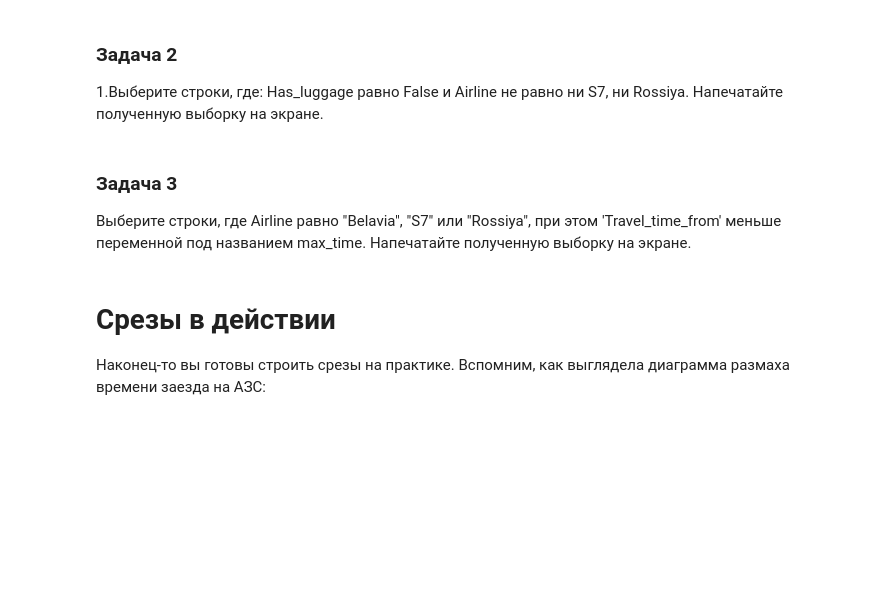
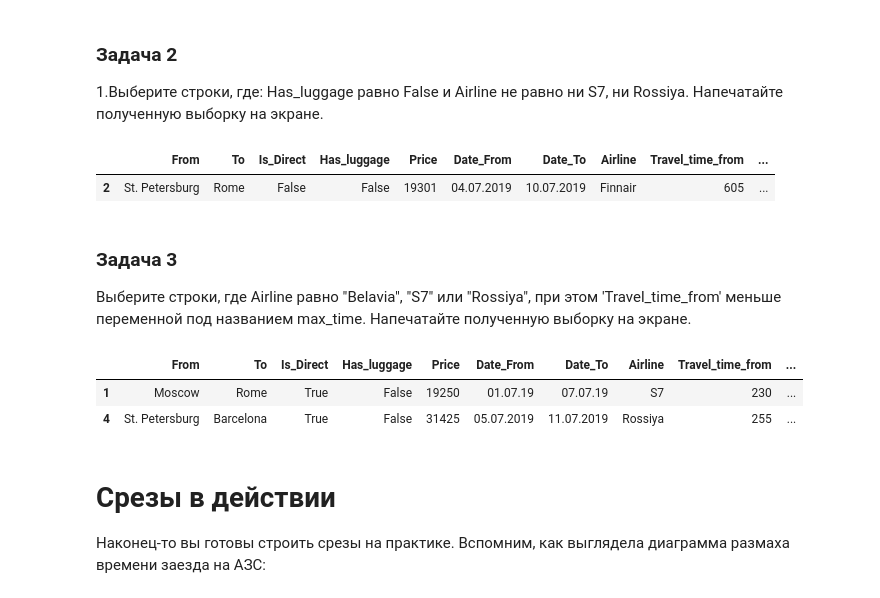
Before and after one commit to RayKoltner/datascience, a Jupyter notebook: Занятие_8_Кувшинов.ipynb, the cells around one changed output. Cells and saved outputs as stored; diff of their text form; code cells hidden in the pictures; blank space fills up the shorter version.

```diff
--- a/Занятие_8_Кувшинов.ipynb
+++ b/Занятие_8_Кувшинов.ipynb
@@ -347,6 +356,10 @@ df.query('Price <= @maximum_price')
 1.Выберите строки, где: Has_luggage равно False и Airline не равно ни S7, ни Rossiya. Напечатайте полученную выборку на экране.
 # %%
 #Youre code is here
+df.query('Has_luggage == False and Airline not in ("S7", "Rossiya")')
+# %% [output]
+|  | From | To | Is_Direct | Has_luggage | Price | Date_From | Date_To | Airline | Travel_time_from | ... |
+| 2 | St. Petersburg | Rome | False | False | 19301 | 04.07.2019 | 10.07.2019 | Finnair | 605 | ... |
 # %% [markdown]
 ### Задача 3
 Выберите строки, где Airline равно "Belavia", "S7" или "Rossiya", при этом 'Travel_time_from' меньше переменной под названием max_time. Напечатайте полученную выборку на экране.
@@ -355,3 +366,11 @@ df.query('Price <= @maximum_price')
+# %%
+#Youre code is here
+max_time = df['Travel_time_to'].max()
+df.query('Airline in ("Belavia", "Rossiya", "S7") and Travel_time_from < @max_time')
+# %% [output]
+|  | From | To | Is_Direct | Has_luggage | Price | Date_From | Date_To | Airline | Travel_time_from | ... |
+| 1 | Moscow | Rome | True | False | 19250 | 01.07.19 | 07.07.19 | S7 | 230 | ... |
+| 4 | St. Petersburg | Barcelona | True | False | 31425 | 05.07.2019 | 11.07.2019 | Rossiya | 255 | ... |
 # %% [markdown]
 # Срезы в действии
 
```
Also changed, not shown: parts of 12 cells of this notebook.
